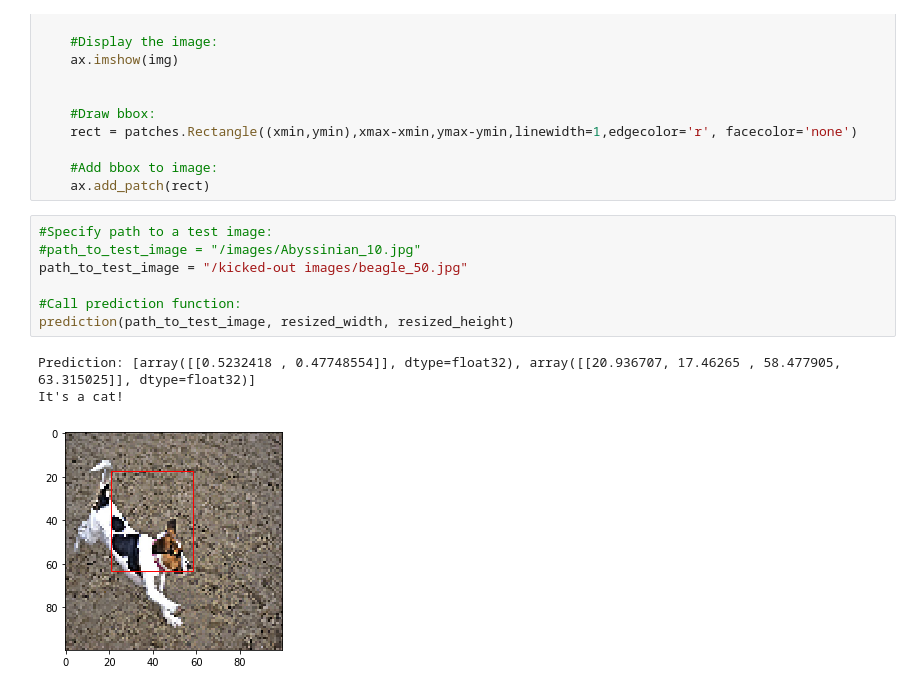
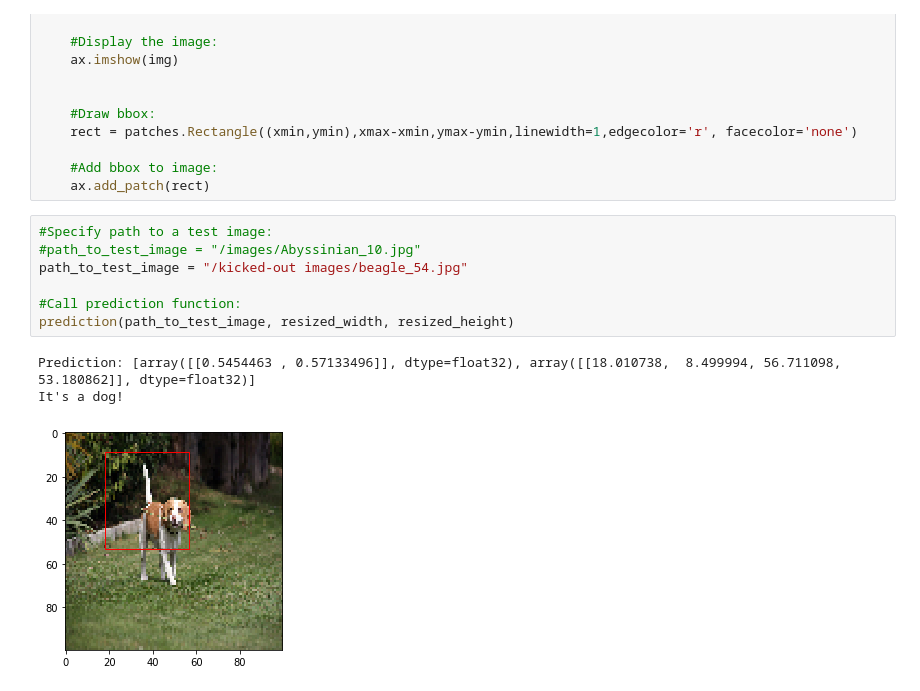
Before and after one commit to MJimitater/Object-Detection, a Jupyter notebook: Dogs_vs_Cats_Localization_functional.ipynb, the cells around one changed output. Cells and saved outputs as stored; diff of their text form.

```diff
--- a/Dogs_vs_Cats_Localization_functional.ipynb
+++ b/Dogs_vs_Cats_Localization_functional.ipynb
@@ -497,11 +537,11 @@ def prediction(path_to_test_image, resized_width, resized_height):
 # %%
 #Specify path to a test image:
 #path_to_test_image = "/images/Abyssinian_10.jpg"
-path_to_test_image = "/kicked-out images/beagle_50.jpg"
+path_to_test_image = "/kicked-out images/beagle_54.jpg"
 
 #Call prediction function:
 prediction(path_to_test_image, resized_width, resized_height)
 # %% [output]
-Prediction: [array([[0.5232418 , 0.47748554]], dtype=float32), array([[20.936707, 17.46265 , 58.477905, 63.315025]], dtype=float32)]
-It's a cat!
+Prediction: [array([[0.5454463 , 0.57133496]], dtype=float32), array([[18.010738,  8.499994, 56.711098, 53.180862]], dtype=float32)]
+It's a dog!
-[figure, old version]
+[figure, new version]
```
Also changed, not shown: parts of 6 cells of this notebook.
